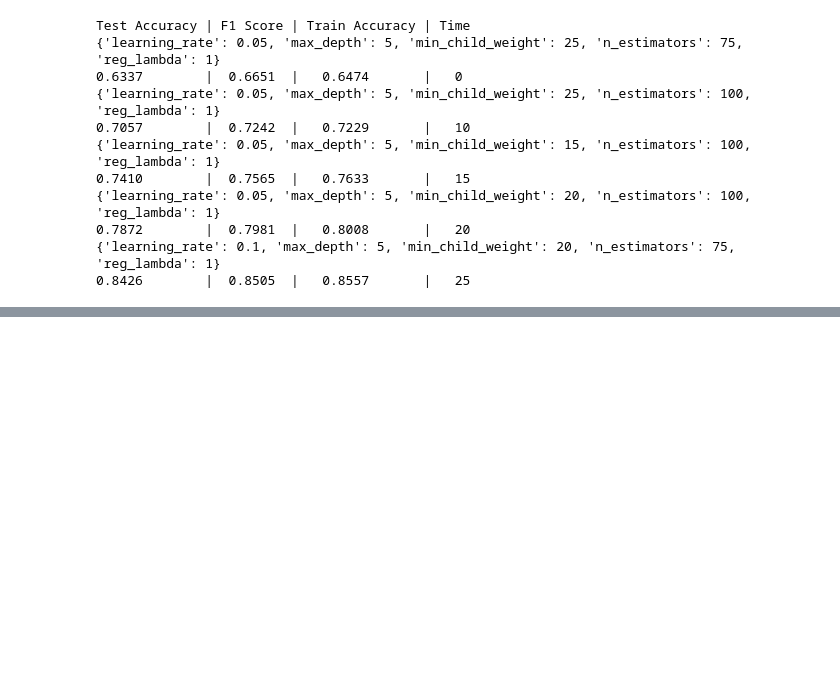
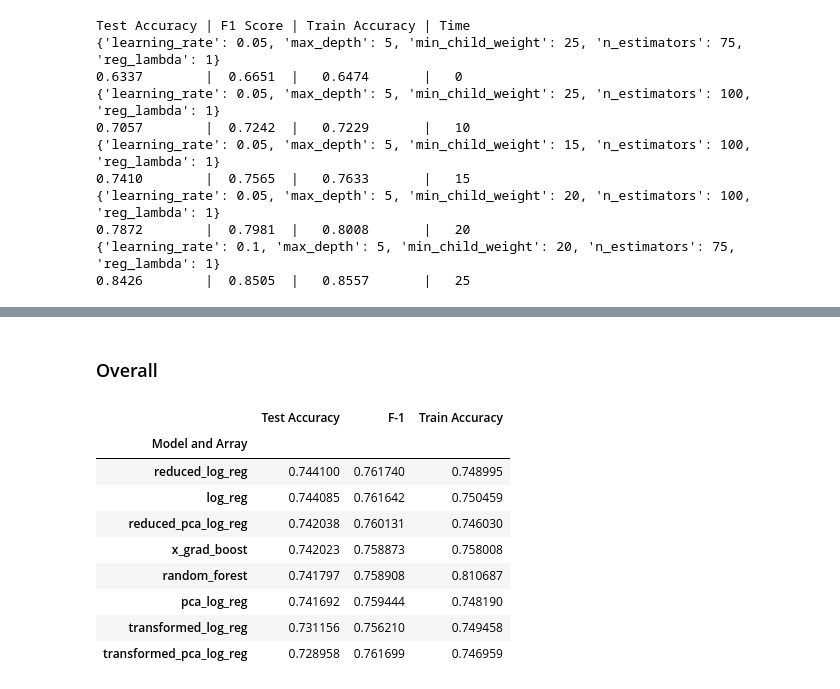
Before and after one commit to Samuel-Kelly-hub/Esports-Results-Project, a Jupyter notebook: LoL_Predictions.ipynb, the cells around one changed output, grey strips where cells are left out. Drawn from its saved outputs; the diff is of its cells as text; code cells hidden in the pictures; blank space fills up the shorter version.

```diff
--- a/LoL_Predictions.ipynb
+++ b/LoL_Predictions.ipynb
@@ -1182,0 +1257,7 @@ results_df[results_df["Time"] == "25"].sort_values(by="Test Accuracy", ascending
+# %%
+results_df = results_df.reset_index().rename({"index":"Model and Array and Time"}, axis=1)
+results_df["Model and Array"] = results_df["Model and Array and Time"].replace(r"_at\d+", "", regex=True)
+
+((results_df.loc[results_df["Model and Array"] == "reduced_log_reg", ["Time", "Test Accuracy"]].iloc[1:].set_index("Time") -
+ results_df.loc[results_df["Model and Array"] == "gold_diff", ["Time", "Test Accuracy"]].set_index("Time"))
+ .rename({"Test Accuracy":"Difference in Test Accuracy"}, axis=1))
@@ -1182,0 +1271,17 @@ results_df[results_df["Time"] == "25"].sort_values(by="Test Accuracy", ascending
+# %% [markdown]
+### Overall
+# %%
+(results_df.groupby("Model and Array")[["Test Accuracy", "F-1", "Train Accuracy"]].mean()
+ .drop(["elo_diff", "gold_diff", "kill_diff", "xp_diff"])
+ .sort_values(by="Test Accuracy", ascending=False))
+# %% [output]
+|  | Test Accuracy | F-1 | Train Accuracy |
+| Model and Array |  |  |  |
+| reduced_log_reg | 0.744100 | 0.761740 | 0.748995 |
+| log_reg | 0.744085 | 0.761642 | 0.750459 |
+| reduced_pca_log_reg | 0.742038 | 0.760131 | 0.746030 |
+| x_grad_boost | 0.742023 | 0.758873 | 0.758008 |
+| random_forest | 0.741797 | 0.758908 | 0.810687 |
+| pca_log_reg | 0.741692 | 0.759444 | 0.748190 |
+| transformed_log_reg | 0.731156 | 0.756210 | 0.749458 |
+| transformed_pca_log_reg | 0.728958 | 0.761699 | 0.746959 |
```
Also changed, not shown: parts of 52 cells of this notebook.
